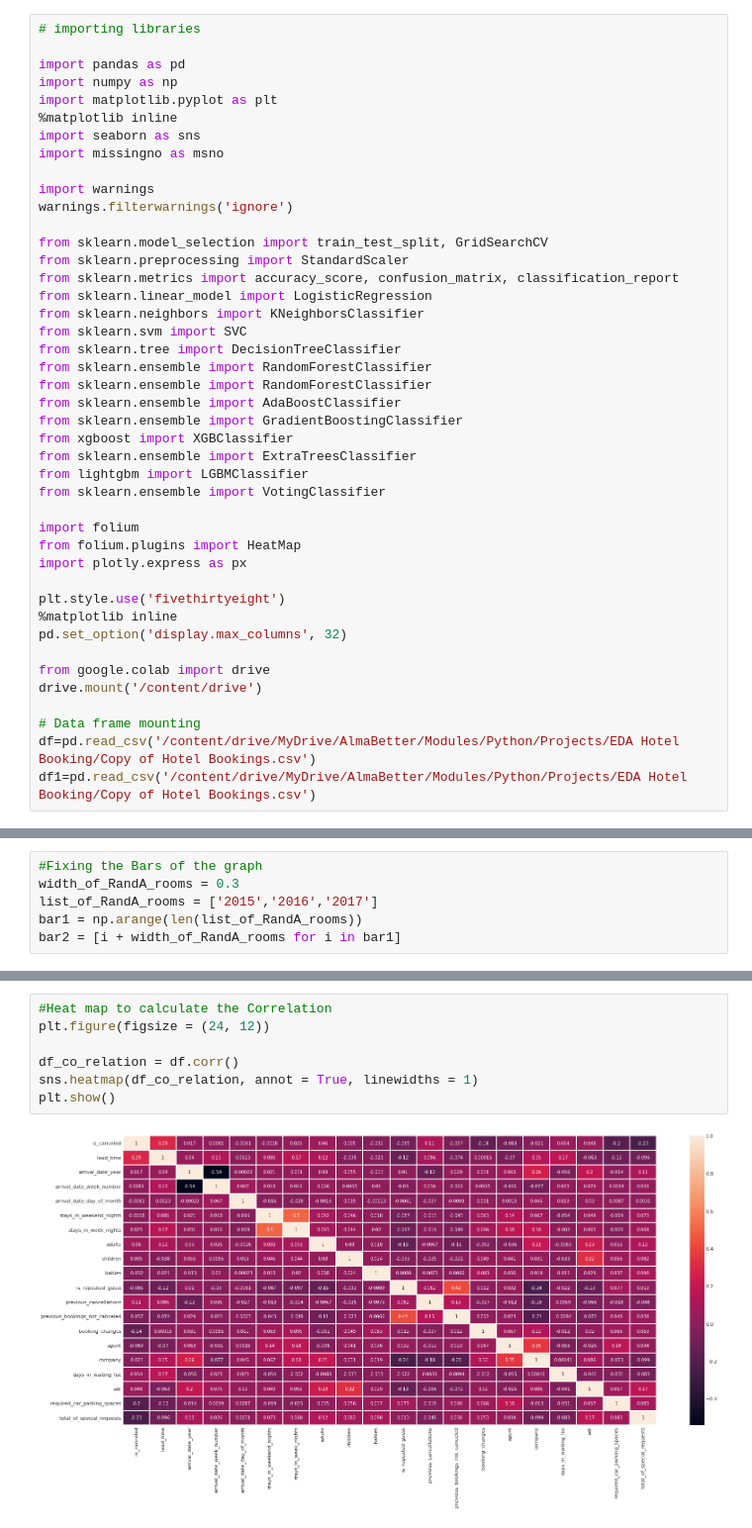
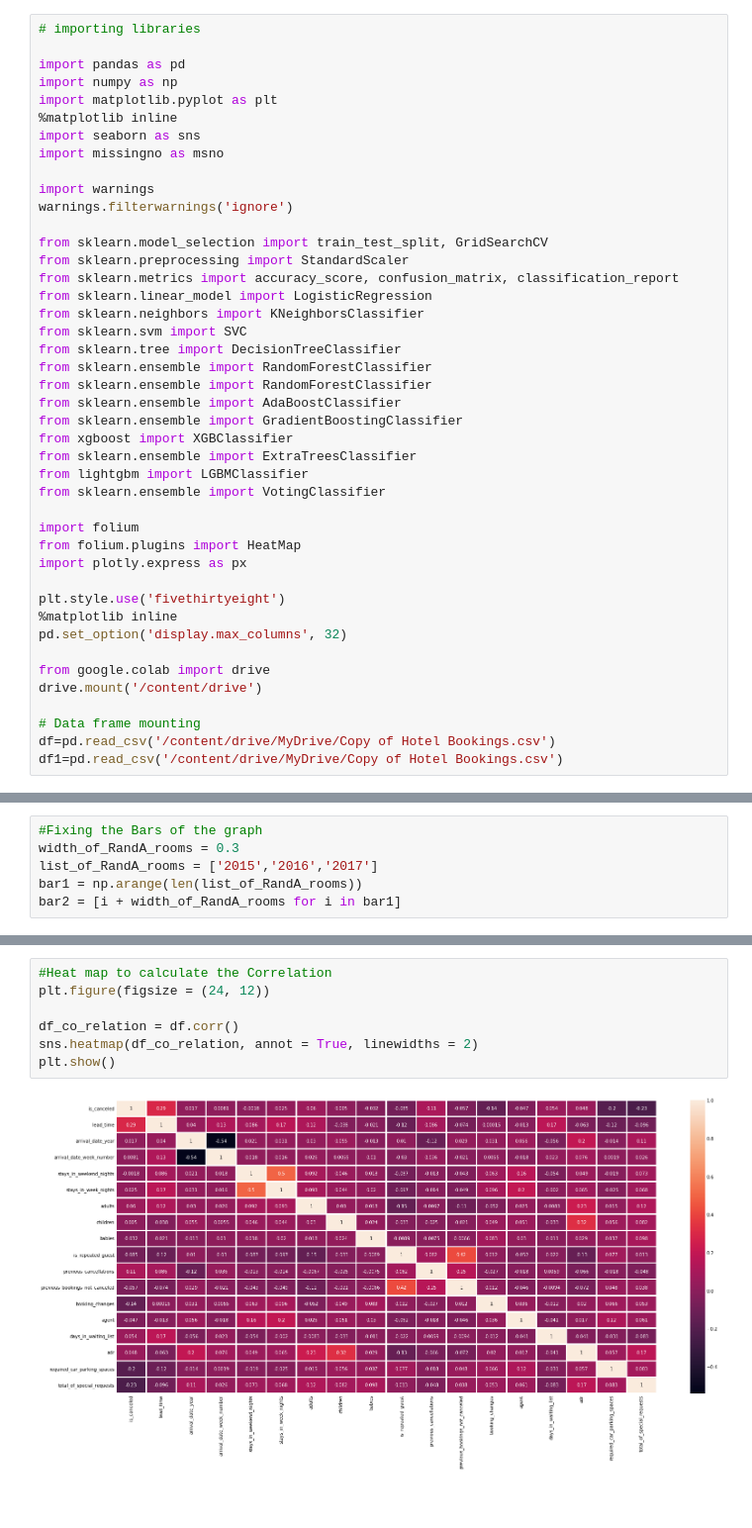
Before and after one commit to Sriharish19/EDA-Hotel-Booking-Capstone-Project-1, a Jupyter notebook: Copy_of_Copy_of_SH_Hotel_Booking_Capstone_Project.ipynb, the cells around one changed output, grey strips where cells are left out. Shown at 99% size. Drawn from its saved outputs; the diff is of its cells as text; blank space fills up the shorter version.

```diff
--- a/Copy_of_Copy_of_SH_Hotel_Booking_Capstone_Project.ipynb
+++ b/Copy_of_Copy_of_SH_Hotel_Booking_Capstone_Project.ipynb
@@ -41,5 +41,5 @@ from google.colab import drive
 drive.mount('/content/drive')
 
 # Data frame mounting
-df=pd.read_csv('/content/drive/MyDrive/AlmaBetter/Modules/Python/Projects/EDA Hotel Booking/Copy of Hotel Bookings.csv')
-df1=pd.read_csv('/content/drive/MyDrive/AlmaBetter/Modules/Python/Projects/EDA Hotel Booking/Copy of Hotel Bookings.csv')
+df=pd.read_csv('/content/drive/MyDrive/Copy of Hotel Bookings.csv')
+df1=pd.read_csv('/content/drive/MyDrive/Copy of Hotel Bookings.csv')
@@ -360,9 +360,9 @@ px.box(data_frame = df_not_cancelled, x = 'reserved_room_type', y = 'adr', color
 # %%
 #Heat map to calculate the Correlation
 plt.figure(figsize = (24, 12))
 
 df_co_relation = df.corr()
-sns.heatmap(df_co_relation, annot = True, linewidths = 1)
+sns.heatmap(df_co_relation, annot = True, linewidths = 2)
 plt.show()
 # %% [output]
-[figure, old version]
+[figure, new version]
```
Also changed, not shown: parts of 9 cells of this notebook.
